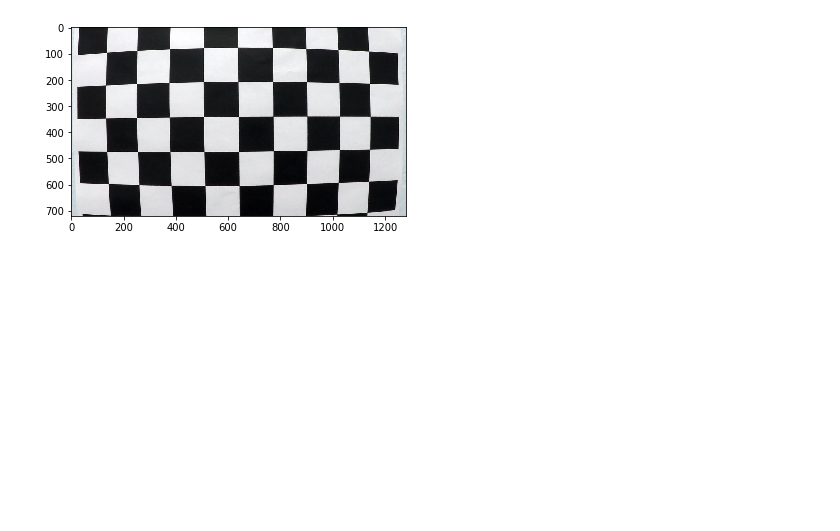
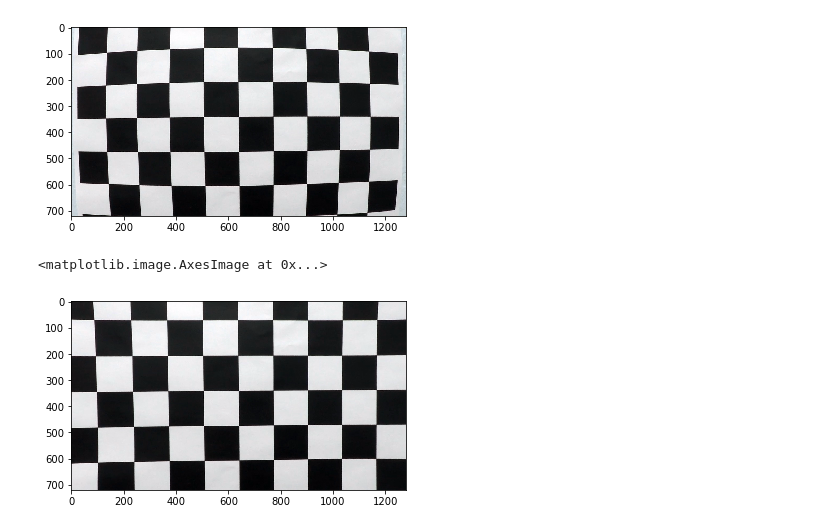
Before and after one commit to marcelosramos/CarND-Advanced-Lane-Lines, a Jupyter notebook: CarND-Advanced-Lane-Lines.ipynb, the cells around one changed output. Drawn from its saved outputs; the diff is of its cells as text; code cells hidden in the pictures; blank space fills up the shorter version.

```diff
--- a/CarND-Advanced-Lane-Lines.ipynb
+++ b/CarND-Advanced-Lane-Lines.ipynb
@@ -21,7 +21,7 @@ import glob
 import matplotlib.pyplot as plt
 %matplotlib inline
 
-def calibrate_cam()
+def calibrate_cam():
     # prepare object points, like (0,0,0), (1,0,0), (2,0,0) ....,(6,5,0)
     objp = np.zeros((6*9,3), np.float32)
     objp[:,:2] = np.mgrid[0:9,0:6].T.reshape(-1,2)
@@ -63,3 +63,10 @@ plt.imshow(img)
 # %% [output]
 <matplotlib.image.AxesImage at 0x...>
 [figure]
+# %%
+objpoints, imgpoints = calibrate_cam()
+undistorted_img = undistort_img(img, objpoints, imgpoints)
+plt.imshow(undistorted_img)
+# %% [output]
+<matplotlib.image.AxesImage at 0x...>
+[figure, added]
```
Also changed, not shown: parts of 4 cells of this notebook, 1 other file.
